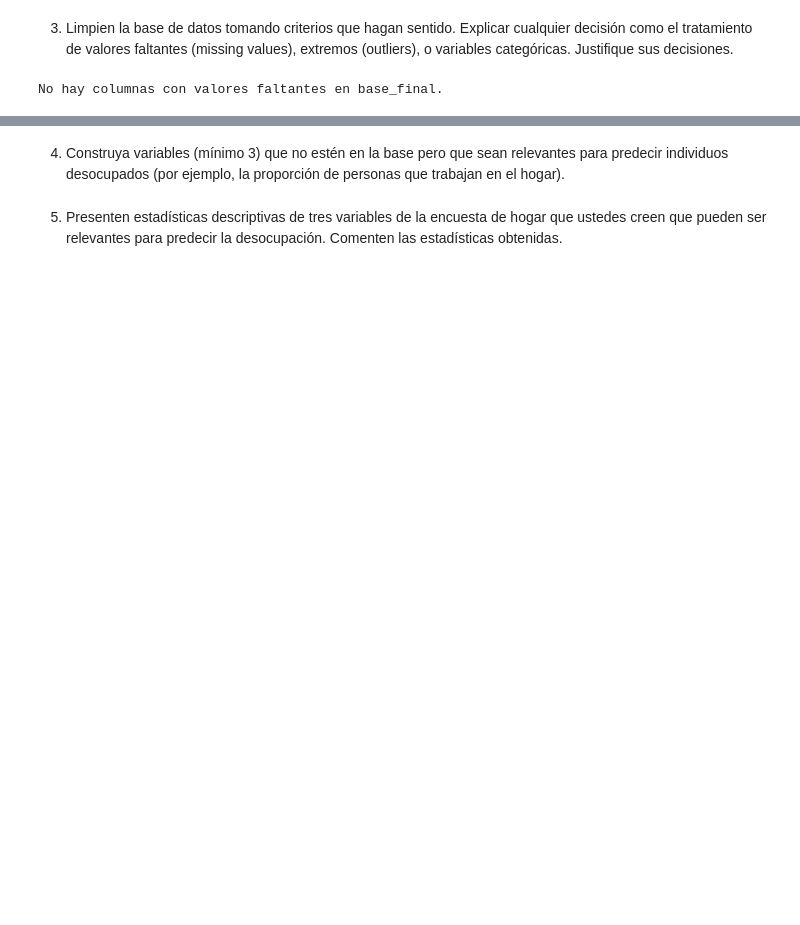
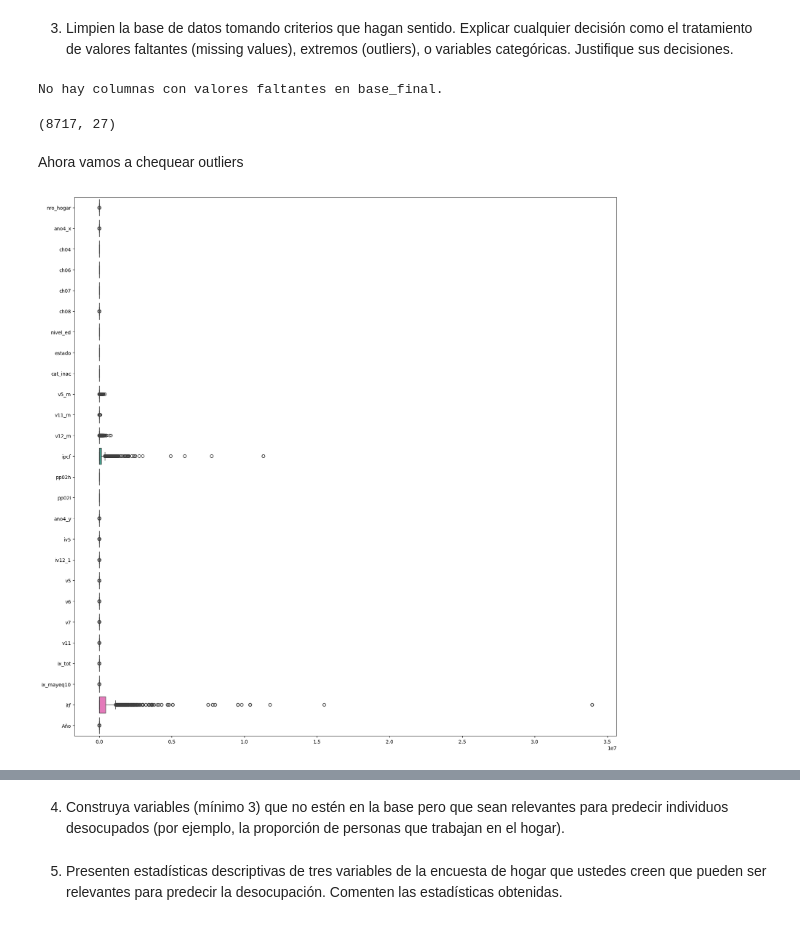
Before and after one commit to roluque/CC408-T2-3, a Jupyter notebook: TP4/TP 4.ipynb, the cells around one changed output, grey strips where cells are left out. Drawn from its saved outputs; the diff is of its cells as text; code cells hidden in the pictures; blank space fills up the shorter version.

```diff
--- a/TP4/TP 4.ipynb
+++ b/TP4/TP 4.ipynb
@@ -297,0 +268,5 @@ print((hogar_2024['ix_tot']<0).sum())
+# %%
+# Debido al problema de que las variables del 2004 hay que transformarlas nos vamos a quedar con una selección de variables.
+# A partir del análisis del diseño del registro, nos vamos a quedar con las siguientes variables:
+hogar_2004 = hogar_2004[['codusu', 'nro_hogar', 'ano4', 'iv3', 'iv4', 'iv5', 'iv9','iv12_1', 'ii7', 'v5', 'v6', 'v7', 'v11', 'ix_tot', 'ix_men10', 'ix_mayeq10', 'itf']]
+hogar_2024 = hogar_2024[['codusu', 'nro_hogar', 'ano4', 'iv3', 'iv4', 'iv5', 'iv9','iv12_1', 'ii7', 'v5', 'v6', 'v7', 'v11', 'ix_tot', 'ix_men10', 'ix_mayeq10', 'itf']]
@@ -297,0 +325,5 @@ print((hogar_2024['ix_tot']<0).sum())
+# %%
+#Chequeo el número de nas para las variables seleccionadas.
+print(hogar_2004.isnull().sum())
+# Dado que las variables iv3, iv4, iv9, ii7 e ix_men10 tienen muchos nans, los vamos a excluir de la base de datos.
+hogar_2004 = hogar_2004.drop(['iv3', 'iv4', 'iv9', 'ii7', 'ix_men10'], axis=1)
@@ -297,0 +366,5 @@ print((hogar_2024['ix_tot']<0).sum())
+# %%
+# Ahora chequeamos los valores faltantes para la base del 2024.
+print(hogar_2024.isnull().sum())
+# Y eliminamos las mismas columnas que en la base de 2004 para no generar nas en el merge.
+hogar_2024 = hogar_2024.drop(['iv3', 'iv4', 'iv9', 'ii7', 'ix_men10'], axis=1)
@@ -335,3 +466,23 @@ else:
 No hay columnas con valores faltantes en base_final.
 # %%
 base_final.to_excel("base_final.xlsx", index=False)
+# %%
+# Antes de chequear outliers con el MAD, es importante eliminar el valor 9 de todas las columnas que lo tengan.
+# El 9 es equivalente a 'Ns./Nr.' en las bases de datos, lo cual sigue siendo un missing value.
+base_final = base_final.replace(9, np.nan)
+# Eliminamos los valores faltantes
+base_final = base_final.dropna()
+base_final.shape
+# %% [output]
+(8717, 27)
+# %% [markdown]
+Ahora vamos a chequear outliers
+# %%
+# Lo primero que debemos hacer es plotear boxplots para ver la distribución de las variables.
+plt.figure(figsize=(20, 20))
+sns.boxplot(data=base_final, orient="h")
+plt.show()
+# Vemos que ipcf e itf, las variables de ingreso, parecieran tener outliers. Ninguna variable toma valores negativos,
+# por lo que la limpieza previa funcionó.
+# %% [output]
+[figure, added]
```
Also changed, not shown: parts of 54 cells of this notebook.
